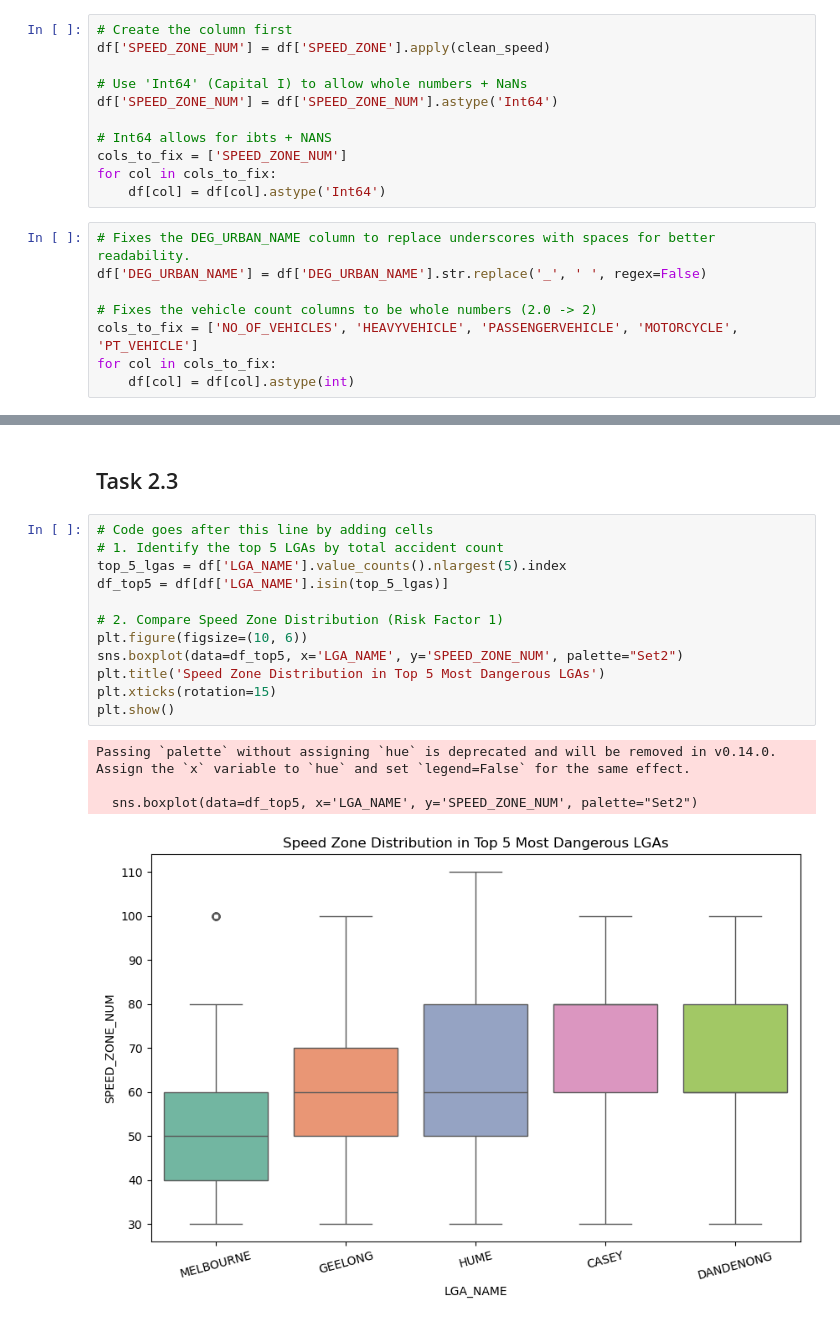
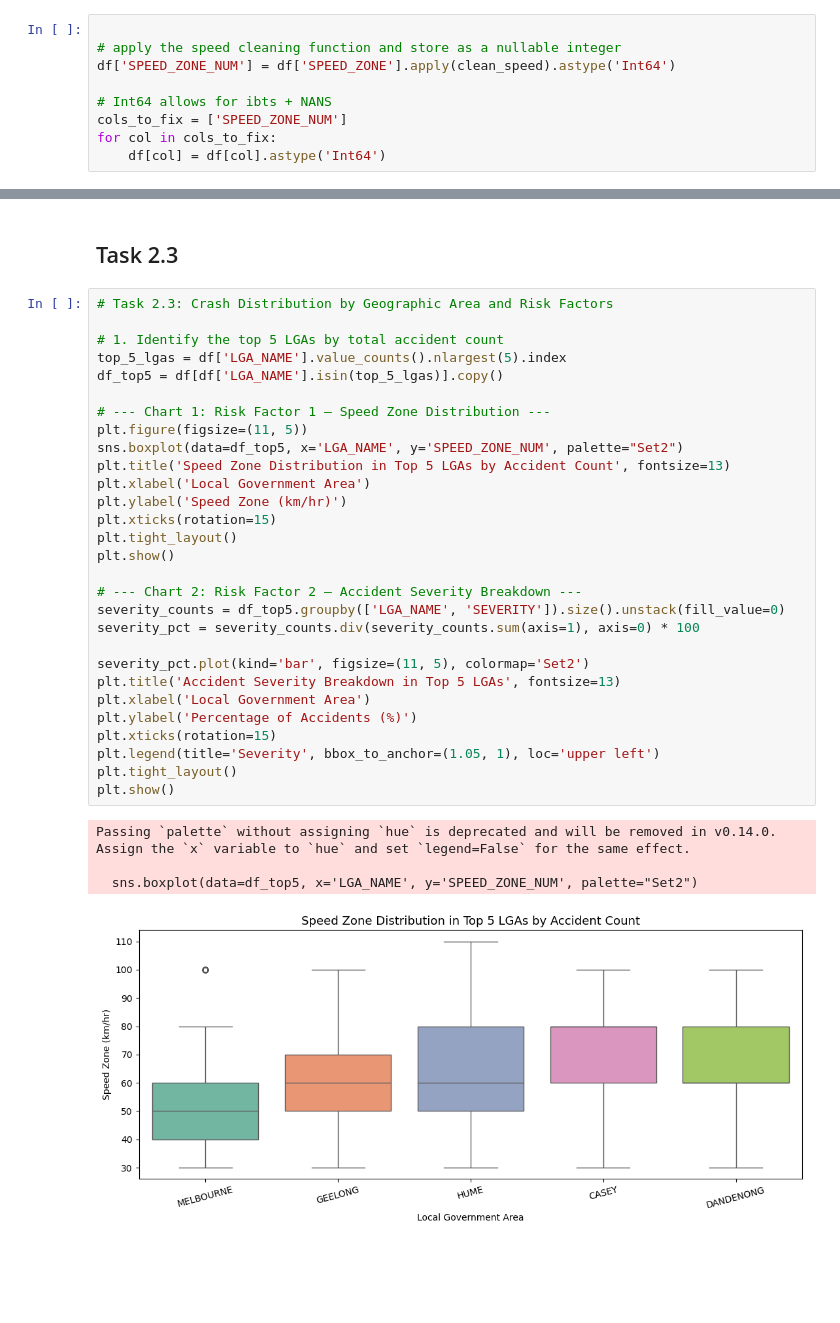
Before and after one commit to Lysitheatsu/PracDataSci, a Jupyter notebook: Assignment1/assignment1.ipynb, the cells around one changed output, grey strips where cells are left out. Drawn from its saved outputs; the diff is of its cells as text; blank space fills up the shorter version.

Commit message:
got claude to help with the final cleaning of the script. Should be fine to use for analysis

```diff
--- a/Assignment1/assignment1.ipynb
+++ b/Assignment1/assignment1.ipynb
@@ -67,23 +69,13 @@ for col in cols_to_fix:
 df['ROAD_ROUTE_1'] = df['ROAD_ROUTE_1'].fillna(0).astype(int)
 # %%
-# Create the column first
-df['SPEED_ZONE_NUM'] = df['SPEED_ZONE'].apply(clean_speed)
 
-# Use 'Int64' (Capital I) to allow whole numbers + NaNs
-df['SPEED_ZONE_NUM'] = df['SPEED_ZONE_NUM'].astype('Int64')
+# apply the speed cleaning function and store as a nullable integer
+df['SPEED_ZONE_NUM'] = df['SPEED_ZONE'].apply(clean_speed).astype('Int64')
 
 # Int64 allows for ibts + NANS
 cols_to_fix = ['SPEED_ZONE_NUM']
 for col in cols_to_fix:
     df[col] = df[col].astype('Int64')
-# %%
-# Fixes the DEG_URBAN_NAME column to replace underscores with spaces for better readability.
-df['DEG_URBAN_NAME'] = df['DEG_URBAN_NAME'].str.replace('_', ' ', regex=False)
-
-# Fixes the vehicle count columns to be whole numbers (2.0 -> 2)
-cols_to_fix = ['NO_OF_VEHICLES', 'HEAVYVEHICLE', 'PASSENGERVEHICLE', 'MOTORCYCLE', 'PT_VEHICLE']
-for col in cols_to_fix:
-    df[col] = df[col].astype(int)
 # %%
 # 5. diplays that it processed correctely and then displays the first few rows to show the changes
 print(f"Data successfully cleaned. New shape: {df.shape}")
@@ -153,19 +170,36 @@ plt.show()
 # %% [markdown]
 ## Task 2.3
 # %%
-# Code goes after this line by adding cells
+# Task 2.3: Crash Distribution by Geographic Area and Risk Factors
+
 # 1. Identify the top 5 LGAs by total accident count
 top_5_lgas = df['LGA_NAME'].value_counts().nlargest(5).index
-df_top5 = df[df['LGA_NAME'].isin(top_5_lgas)]
+df_top5 = df[df['LGA_NAME'].isin(top_5_lgas)].copy()
 
-# 2. Compare Speed Zone Distribution (Risk Factor 1)
-plt.figure(figsize=(10, 6))
+# --- Chart 1: Risk Factor 1 — Speed Zone Distribution ---
+plt.figure(figsize=(11, 5))
 sns.boxplot(data=df_top5, x='LGA_NAME', y='SPEED_ZONE_NUM', palette="Set2")
-plt.title('Speed Zone Distribution in Top 5 Most Dangerous LGAs')
+plt.title('Speed Zone Distribution in Top 5 LGAs by Accident Count', fontsize=13)
+plt.xlabel('Local Government Area')
+plt.ylabel('Speed Zone (km/hr)')
 plt.xticks(rotation=15)
+plt.tight_layout()
 plt.show()
+
+# --- Chart 2: Risk Factor 2 — Accident Severity Breakdown ---
+severity_counts = df_top5.groupby(['LGA_NAME', 'SEVERITY']).size().unstack(fill_value=0)
+severity_pct = severity_counts.div(severity_counts.sum(axis=1), axis=0) * 100
+
+severity_pct.plot(kind='bar', figsize=(11, 5), colormap='Set2')
+plt.title('Accident Severity Breakdown in Top 5 LGAs', fontsize=13)
+plt.xlabel('Local Government Area')
+plt.ylabel('Percentage of Accidents (%)')
+plt.xticks(rotation=15)
+plt.legend(title='Severity', bbox_to_anchor=(1.05, 1), loc='upper left')
+plt.tight_layout()
+plt.show()
 # %% [output]
 Passing `palette` without assigning `hue` is deprecated and will be removed in v0.14.0. Assign the `x` variable to `hue` and set `legend=False` for the same effect.
 
   sns.boxplot(data=df_top5, x='LGA_NAME', y='SPEED_ZONE_NUM', palette="Set2")
-[figure, old version]
+[figure, new version]
```
Also changed, not shown: parts of 8 cells of this notebook.
